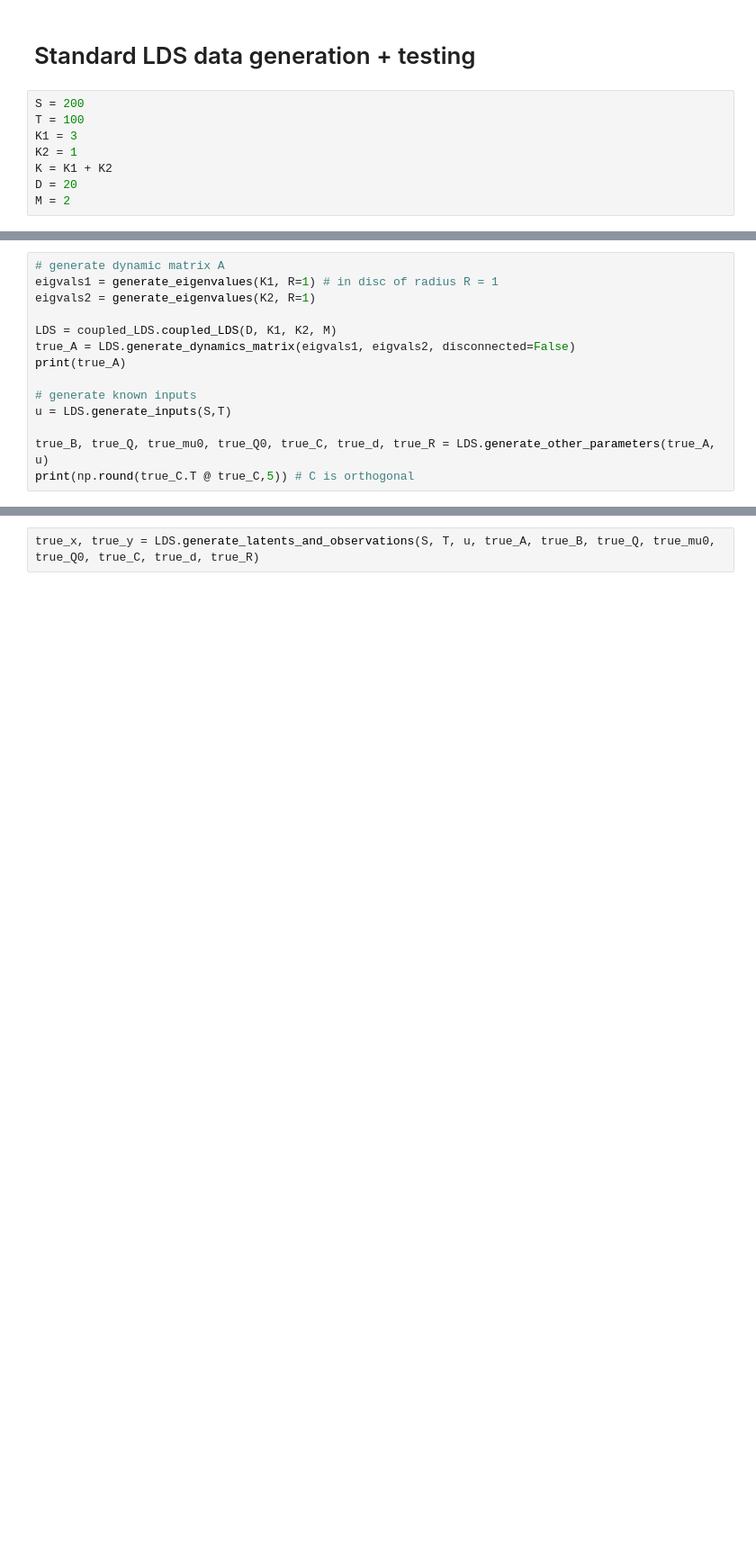
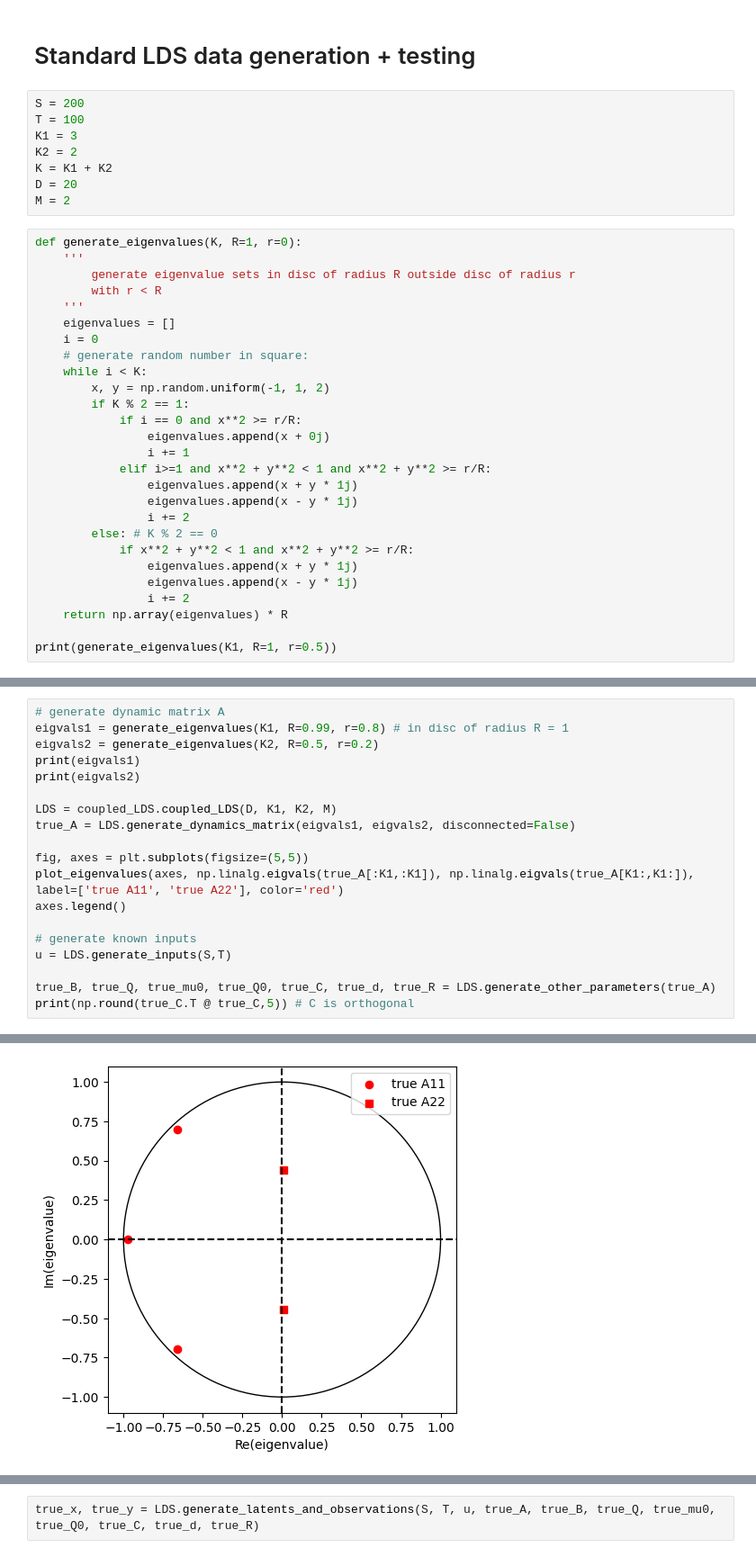
Before and after one commit to lenca56/coupled_LDS, a Jupyter notebook: Generate_Test_Coupled_LDS.ipynb, the cells around one changed output, grey strips where cells are left out. Shown: that part at 90% size. Drawn from its saved outputs; the diff is of its cells as text; blank space fills up the shorter version.

```diff
--- a/Generate_Test_Coupled_LDS.ipynb
+++ b/Generate_Test_Coupled_LDS.ipynb
@@ -26,7 +26,34 @@ import scipy.linalg as sl
 S = 200
 T = 100
 K1 = 3
-K2 = 1
+K2 = 2
 K = K1 + K2
 D = 20
 M = 2
+# %%
+def generate_eigenvalues(K, R=1, r=0):
+    '''
+        generate eigenvalue sets in disc of radius R outside disc of radius r
+        with r < R
+    '''
+    eigenvalues = []
+    i = 0
+    # generate random number in square:
+    while i < K:
+        x, y = np.random.uniform(-1, 1, 2)
+        if K % 2 == 1:
+            if i == 0 and x**2 >= r/R:
+                eigenvalues.append(x + 0j)
+                i += 1
+            elif i>=1 and x**2 + y**2 < 1 and x**2 + y**2 >= r/R:
+                eigenvalues.append(x + y * 1j)
+                eigenvalues.append(x - y * 1j)
+                i += 2
+        else: # K % 2 == 0
+            if x**2 + y**2 < 1 and x**2 + y**2 >= r/R:
+                eigenvalues.append(x + y * 1j)
+                eigenvalues.append(x - y * 1j)
+                i += 2
+    return np.array(eigenvalues) * R
+
+print(generate_eigenvalues(K1, R=1, r=0.5))
@@ -33,15 +62,20 @@ M = 2
 # %%
 # generate dynamic matrix A
-eigvals1 = generate_eigenvalues(K1, R=1) # in disc of radius R = 1
-eigvals2 = generate_eigenvalues(K2, R=1)
+eigvals1 = generate_eigenvalues(K1, R=0.99, r=0.8) # in disc of radius R = 1
+eigvals2 = generate_eigenvalues(K2, R=0.5, r=0.2)
+print(eigvals1)
+print(eigvals2)
 
 LDS = coupled_LDS.coupled_LDS(D, K1, K2, M)
 true_A = LDS.generate_dynamics_matrix(eigvals1, eigvals2, disconnected=False)
-print(true_A)
+
+fig, axes = plt.subplots(figsize=(5,5))
+plot_eigenvalues(axes, np.linalg.eigvals(true_A[:K1,:K1]), np.linalg.eigvals(true_A[K1:,K1:]), label=['true A11', 'true A22'], color='red')
+axes.legend()
 
 # generate known inputs
 u = LDS.generate_inputs(S,T)
 
-true_B, true_Q, true_mu0, true_Q0, true_C, true_d, true_R = LDS.generate_other_parameters(true_A, u)
+true_B, true_Q, true_mu0, true_Q0, true_C, true_d, true_R = LDS.generate_other_parameters(true_A)
 print(np.round(true_C.T @ true_C,5)) # C is orthogonal
 # %% [output]
@@ -56,3 +89,4 @@ print(np.round(true_C.T @ true_C,5)) # C is orthogonal
+[figure, added]
 # %%
 Q0 = scipy.linalg.solve_discrete_lyapunov(true_A, true_Q)
 mu0_input1 = scipy.linalg.solve(np.eye(K)-true_A, true_B @ u[0,-1])
```
Also changed, not shown: parts of 3 cells of this notebook, 6 other files.
